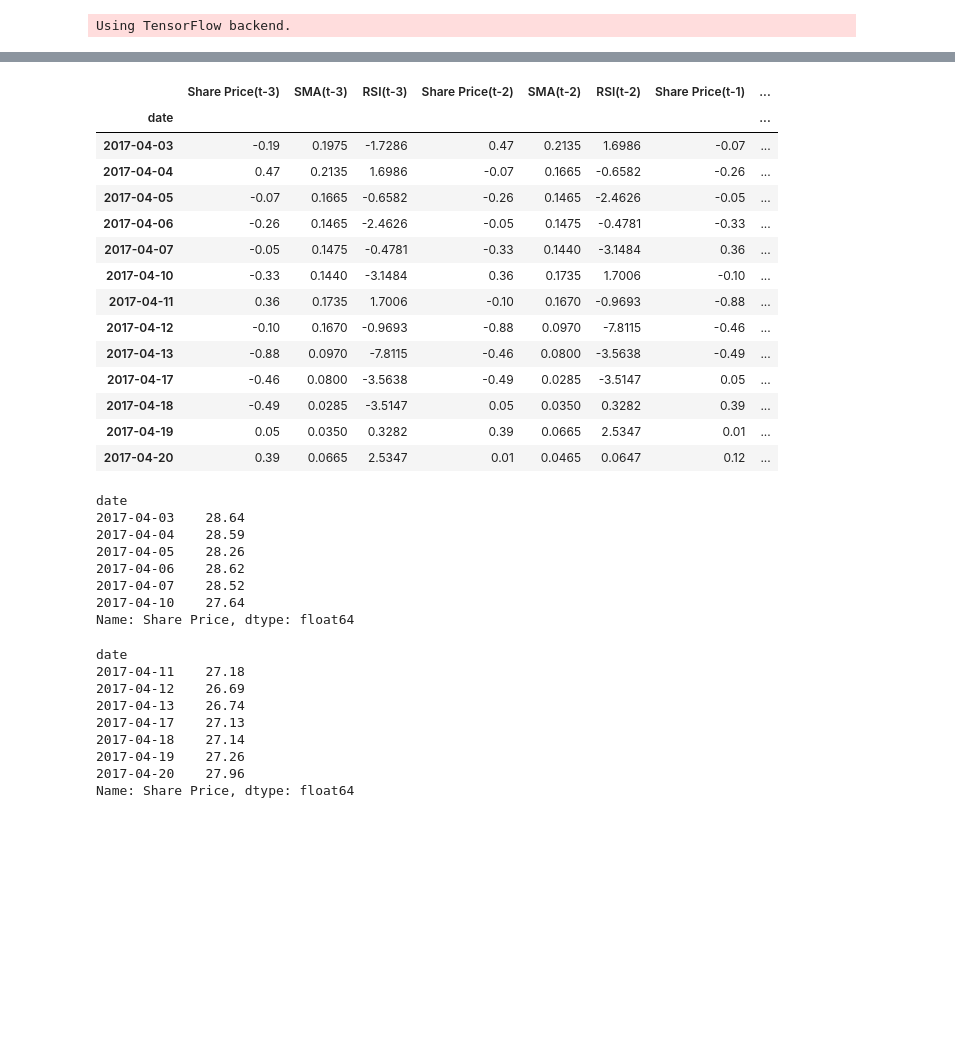
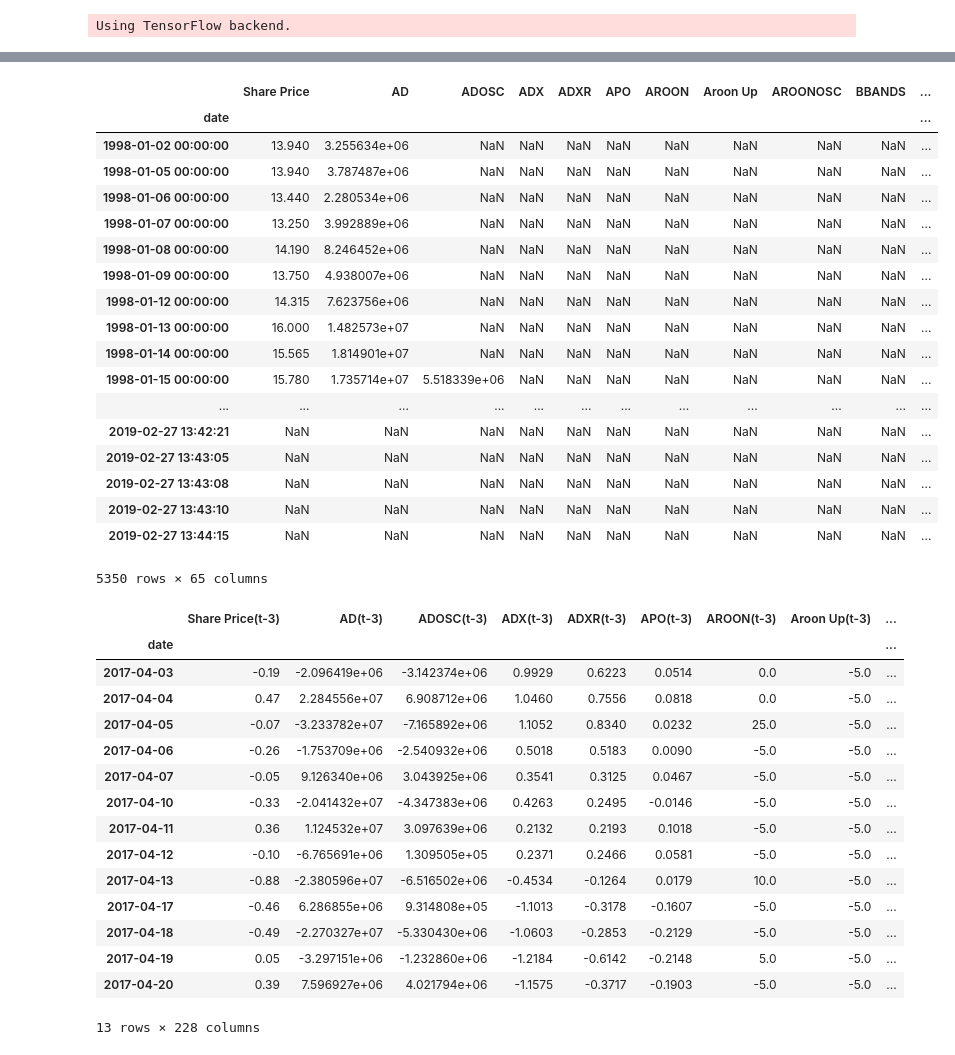
Before and after one commit to FinnZC/Stock-AI, a Jupyter notebook: code/Experimenting Technical Indicators.ipynb, the cells around one changed output, grey strips where cells are left out. Drawn from its saved outputs; the diff is of its cells as text; code cells hidden in the pictures; blank space fills up the shorter version.

```diff
--- a/code/Experimenting Technical Indicators.ipynb
+++ b/code/Experimenting Technical Indicators.ipynb
@@ -33,7 +33,7 @@ end_train_start_test_date = "10/04/2017"
 end_test_date = "20/04/2017"
 
 obj = MultiStepLSTMCompany("MU", start_train_date, end_train_start_test_date, end_test_date,
-                         n_lag=3, n_seq=3, n_epochs=3000, n_batch=1, n_neurons=4, tech_indicators=["sma", "rsi"])
-obj.train()
+                         n_lag=3, n_seq=3, n_epochs=3000, n_batch=1, n_neurons=4, tech_indicators="all")
+#obj.train()
 # %% [output]
 Preprocessing the data
@@ -70,40 +76,46 @@ Saving object and model
 # %%
+display(obj.raw_pd)
+obj.raw_pd.to_csv("MU_raw_pd.csv")
 display(obj.supervised_pd)
-display(obj.train_raw_series)
-display(obj.test_raw_series)
+obj.supervised_pd.to_csv("MU_supervised_pd.csv")
+#display(obj.train_raw_series)
+#display(obj.test_raw_series)
 # %% [output]
-|  | Share Price(t-3) | SMA(t-3) | RSI(t-3) | Share Price(t-2) | SMA(t-2) | RSI(t-2) | Share Price(t-1) | ... |
-| date |  |  |  |  |  |  |  | ... |
-| 2017-04-03 | -0.19 | 0.1975 | -1.7286 | 0.47 | 0.2135 | 1.6986 | -0.07 | ... |
-| 2017-04-04 | 0.47 | 0.2135 | 1.6986 | -0.07 | 0.1665 | -0.6582 | -0.26 | ... |
-| 2017-04-05 | -0.07 | 0.1665 | -0.6582 | -0.26 | 0.1465 | -2.4626 | -0.05 | ... |
-| 2017-04-06 | -0.26 | 0.1465 | -2.4626 | -0.05 | 0.1475 | -0.4781 | -0.33 | ... |
-| 2017-04-07 | -0.05 | 0.1475 | -0.4781 | -0.33 | 0.1440 | -3.1484 | 0.36 | ... |
-| 2017-04-10 | -0.33 | 0.1440 | -3.1484 | 0.36 | 0.1735 | 1.7006 | -0.10 | ... |
-| 2017-04-11 | 0.36 | 0.1735 | 1.7006 | -0.10 | 0.1670 | -0.9693 | -0.88 | ... |
-| 2017-04-12 | -0.10 | 0.1670 | -0.9693 | -0.88 | 0.0970 | -7.8115 | -0.46 | ... |
-| 2017-04-13 | -0.88 | 0.0970 | -7.8115 | -0.46 | 0.0800 | -3.5638 | -0.49 | ... |
-| 2017-04-17 | -0.46 | 0.0800 | -3.5638 | -0.49 | 0.0285 | -3.5147 | 0.05 | ... |
-| 2017-04-18 | -0.49 | 0.0285 | -3.5147 | 0.05 | 0.0350 | 0.3282 | 0.39 | ... |
-| 2017-04-19 | 0.05 | 0.0350 | 0.3282 | 0.39 | 0.0665 | 2.5347 | 0.01 | ... |
-| 2017-04-20 | 0.39 | 0.0665 | 2.5347 | 0.01 | 0.0465 | 0.0647 | 0.12 | ... |
+|  | Share Price | AD | ADOSC | ADX | ADXR | APO | AROON | Aroon Up | AROONOSC | BBANDS | ... |
+| date |  |  |  |  |  |  |  |  |  |  | ... |
+| 1998-01-02 00:00:00 | 13.940 | 3.255634e+06 | NaN | NaN | NaN | NaN | NaN | NaN | NaN | NaN | ... |
+| 1998-01-05 00:00:00 | 13.940 | 3.787487e+06 | NaN | NaN | NaN | NaN | NaN | NaN | NaN | NaN | ... |
+| 1998-01-06 00:00:00 | 13.440 | 2.280534e+06 | NaN | NaN | NaN | NaN | NaN | NaN | NaN | NaN | ... |
+| 1998-01-07 00:00:00 | 13.250 | 3.992889e+06 | NaN | NaN | NaN | NaN | NaN | NaN | NaN | NaN | ... |
+| 1998-01-08 00:00:00 | 14.190 | 8.246452e+06 | NaN | NaN | NaN | NaN | NaN | NaN | NaN | NaN | ... |
+| 1998-01-09 00:00:00 | 13.750 | 4.938007e+06 | NaN | NaN | NaN | NaN | NaN | NaN | NaN | NaN | ... |
+| 1998-01-12 00:00:00 | 14.315 | 7.623756e+06 | NaN | NaN | NaN | NaN | NaN | NaN | NaN | NaN | ... |
+| 1998-01-13 00:00:00 | 16.000 | 1.482573e+07 | NaN | NaN | NaN | NaN | NaN | NaN | NaN | NaN | ... |
+| 1998-01-14 00:00:00 | 15.565 | 1.814901e+07 | NaN | NaN | NaN | NaN | NaN | NaN | NaN | NaN | ... |
+| 1998-01-15 00:00:00 | 15.780 | 1.735714e+07 | 5.518339e+06 | NaN | NaN | NaN | NaN | NaN | NaN | NaN | ... |
+| ... | ... | ... | ... | ... | ... | ... | ... | ... | ... | ... | ... |
+| 2019-02-27 13:42:21 | NaN | NaN | NaN | NaN | NaN | NaN | NaN | NaN | NaN | NaN | ... |
+| 2019-02-27 13:43:05 | NaN | NaN | NaN | NaN | NaN | NaN | NaN | NaN | NaN | NaN | ... |
+| 2019-02-27 13:43:08 | NaN | NaN | NaN | NaN | NaN | NaN | NaN | NaN | NaN | NaN | ... |
+| 2019-02-27 13:43:10 | NaN | NaN | NaN | NaN | NaN | NaN | NaN | NaN | NaN | NaN | ... |
+| 2019-02-27 13:44:15 | NaN | NaN | NaN | NaN | NaN | NaN | NaN | NaN | NaN | NaN | ... |
-date
-2017-04-03    28.64
-2017-04-04    28.59
-2017-04-05    28.26
-2017-04-06    28.62
-2017-04-07    28.52
-2017-04-10    27.64
-Name: Share Price, dtype: float64
+5350 rows × 65 columns
+|  | Share Price(t-3) | AD(t-3) | ADOSC(t-3) | ADX(t-3) | ADXR(t-3) | APO(t-3) | AROON(t-3) | Aroon Up(t-3) | ... |
+| date |  |  |  |  |  |  |  |  | ... |
+| 2017-04-03 | -0.19 | -2.096419e+06 | -3.142374e+06 | 0.9929 | 0.6223 | 0.0514 | 0.0 | -5.0 | ... |
+| 2017-04-04 | 0.47 | 2.284556e+07 | 6.908712e+06 | 1.0460 | 0.7556 | 0.0818 | 0.0 | -5.0 | ... |
+| 2017-04-05 | -0.07 | -3.233782e+07 | -7.165892e+06 | 1.1052 | 0.8340 | 0.0232 | 25.0 | -5.0 | ... |
+| 2017-04-06 | -0.26 | -1.753709e+06 | -2.540932e+06 | 0.5018 | 0.5183 | 0.0090 | -5.0 | -5.0 | ... |
+| 2017-04-07 | -0.05 | 9.126340e+06 | 3.043925e+06 | 0.3541 | 0.3125 | 0.0467 | -5.0 | -5.0 | ... |
+| 2017-04-10 | -0.33 | -2.041432e+07 | -4.347383e+06 | 0.4263 | 0.2495 | -0.0146 | -5.0 | -5.0 | ... |
+| 2017-04-11 | 0.36 | 1.124532e+07 | 3.097639e+06 | 0.2132 | 0.2193 | 0.1018 | -5.0 | -5.0 | ... |
+| 2017-04-12 | -0.10 | -6.765691e+06 | 1.309505e+05 | 0.2371 | 0.2466 | 0.0581 | -5.0 | -5.0 | ... |
+| 2017-04-13 | -0.88 | -2.380596e+07 | -6.516502e+06 | -0.4534 | -0.1264 | 0.0179 | 10.0 | -5.0 | ... |
+| 2017-04-17 | -0.46 | 6.286855e+06 | 9.314808e+05 | -1.1013 | -0.3178 | -0.1607 | -5.0 | -5.0 | ... |
+| 2017-04-18 | -0.49 | -2.270327e+07 | -5.330430e+06 | -1.0603 | -0.2853 | -0.2129 | -5.0 | -5.0 | ... |
+| 2017-04-19 | 0.05 | -3.297151e+06 | -1.232860e+06 | -1.2184 | -0.6142 | -0.2148 | 5.0 | -5.0 | ... |
+| 2017-04-20 | 0.39 | 7.596927e+06 | 4.021794e+06 | -1.1575 | -0.3717 | -0.1903 | -5.0 | -5.0 | ... |
-date
-2017-04-11    27.18
-2017-04-12    26.69
-2017-04-13    26.74
-2017-04-17    27.13
-2017-04-18    27.14
-2017-04-19    27.26
-2017-04-20    27.96
-Name: Share Price, dtype: float64
+13 rows × 228 columns
 # %%
 predictions = obj.predict()
 
```
Also changed, not shown: parts of 3 cells of this notebook, 11 other files.
